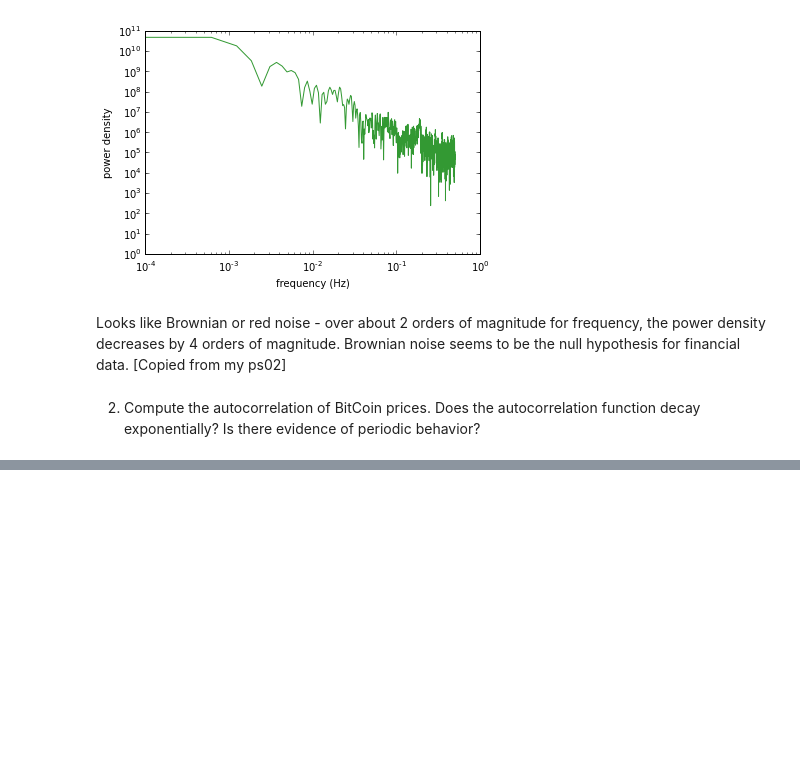
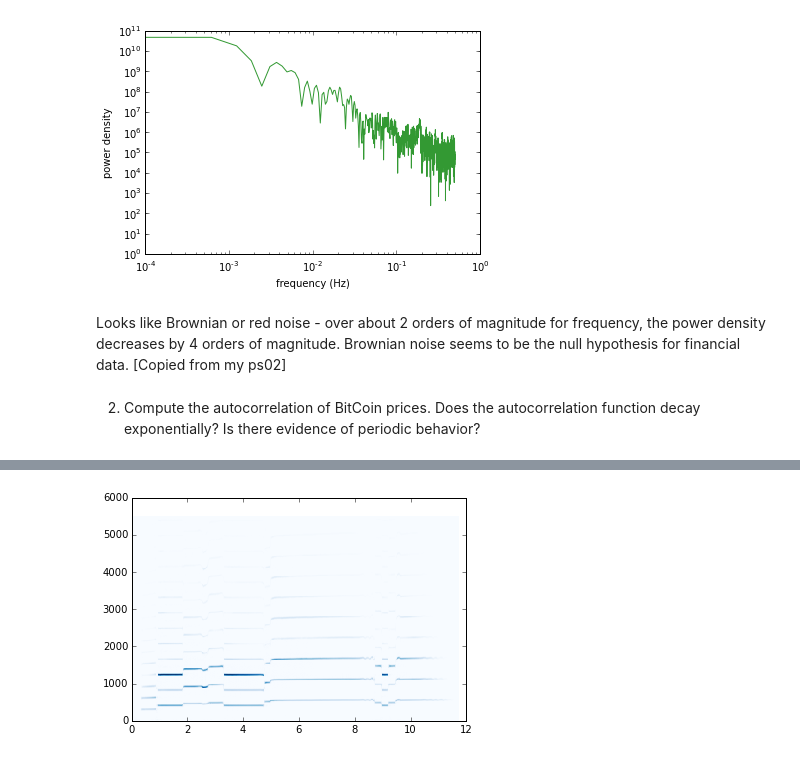
Before and after one commit to sabumjung/ThinkDSP, a Jupyter notebook: code/ps03.ipynb, the cells around one changed output, grey strips where cells are left out. Drawn from its saved outputs; the diff is of its cells as text; code cells hidden in the pictures; blank space fills up the shorter version.

```diff
--- a/code/ps03.ipynb
+++ b/code/ps03.ipynb
@@ -69,0 +118,5 @@ thinkplot.config(xlabel='offset (radians)',
+# %%
+spectrogram = saxophone_wav.make_spectrogram(seg_length = 2048)
+spectrogram.plot(high= 256)
+# %% [output]
+[figure, added]
```
Also changed, not shown: parts of 24 cells of this notebook.
